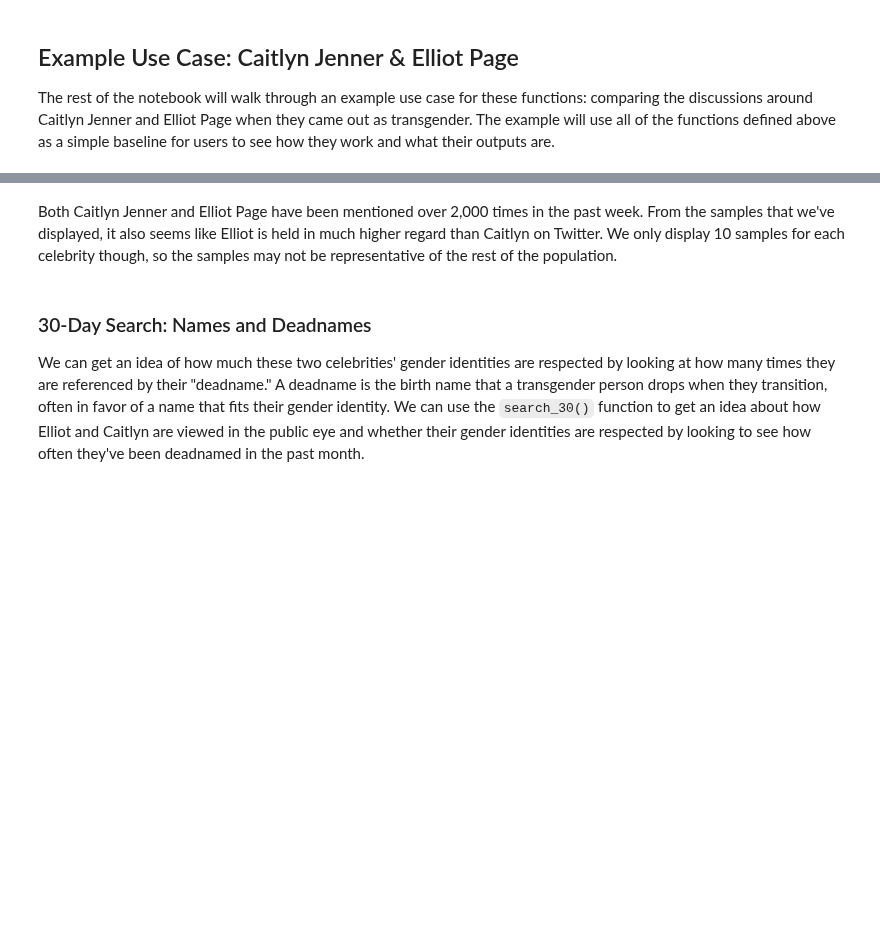
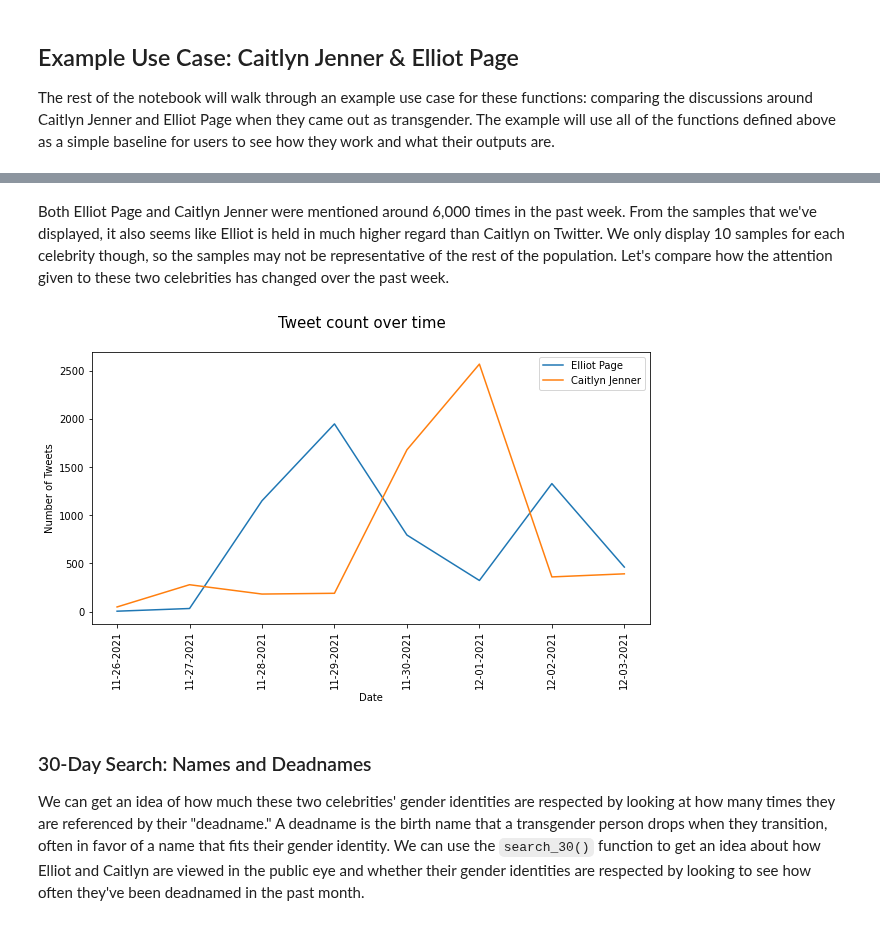
Before and after one commit to rethink-media/rethink-twitter, a Jupyter notebook: notebooks/ReThink Twitter API User Guide.ipynb, the cells around one changed output, grey strips where cells are left out. Cells and saved outputs as stored; diff of their text form; code cells hidden in the pictures; blank space fills up the shorter version.

```diff
--- a/notebooks/ReThink Twitter API User Guide.ipynb
+++ b/notebooks/ReThink Twitter API User Guide.ipynb
@@ -138,10 +138,10 @@ RT @mmashmelody: คุณ Elliot Page ค่ะ♥ เป็น transgender แ
 # %%
 # running and timing the search_7 function for Caitlyn Jenner
 start = time.time()
-query2_7 = search_7(query2, max_results=2000, write_csv=True)
+query2_7 = search_7(query2, max_results=10000, write_csv=True)
 end = time.time()
 
-print(f"Time taken: {(end-start)/60} min")
+print(f"Time taken: {round((end-start)/60, 2)} min")
 print(f'{query2_label} mentioned {len(query2_7)} times')
 query2_7.head()
 # %% [output]
@@ -181,7 +181,12 @@ RT @NoLieWithBTC: Donald Trump, Caitlyn Jenner, Herschel Walker... and now Dr. O
 
 The Republican Party is the party of washed up celebrit…
 # %% [markdown]
-Both Caitlyn Jenner and Elliot Page have been mentioned over 2,000 times in the past week. From the samples that we've displayed, it also seems like Elliot is held in much higher regard than Caitlyn on Twitter. We only display 10 samples for each celebrity though, so the samples may not be representative of the rest of the population.
+Both Elliot Page and Caitlyn Jenner were mentioned around 6,000 times in the past week. From the samples that we've displayed, it also seems like Elliot is held in much higher regard than Caitlyn on Twitter. We only display 10 samples for each celebrity though, so the samples may not be representative of the rest of the population. Let's compare how the attention given to these two celebrities has changed over the past week.
+# %%
+plot = attention_plots([query1_7, query2_7], query_labels=[query1_label, query2_label],
+                       xlabel="day", plot_type="line")
+# %% [output]
+[figure, added]
 # %% [markdown]
 ### 30-Day Search: Names and Deadnames
 
```
Also changed, not shown: parts of 15 cells of this notebook, 6 other files.
